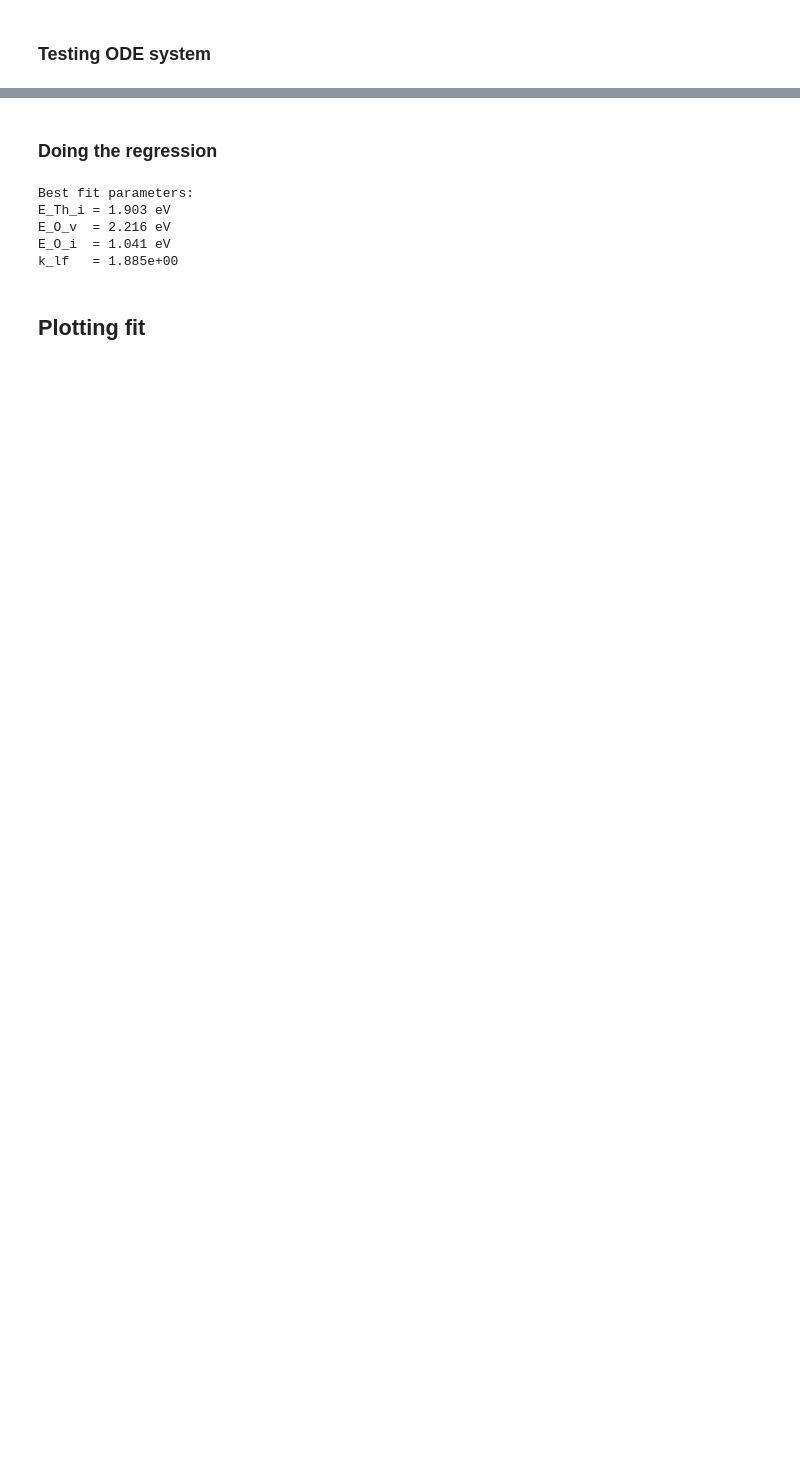
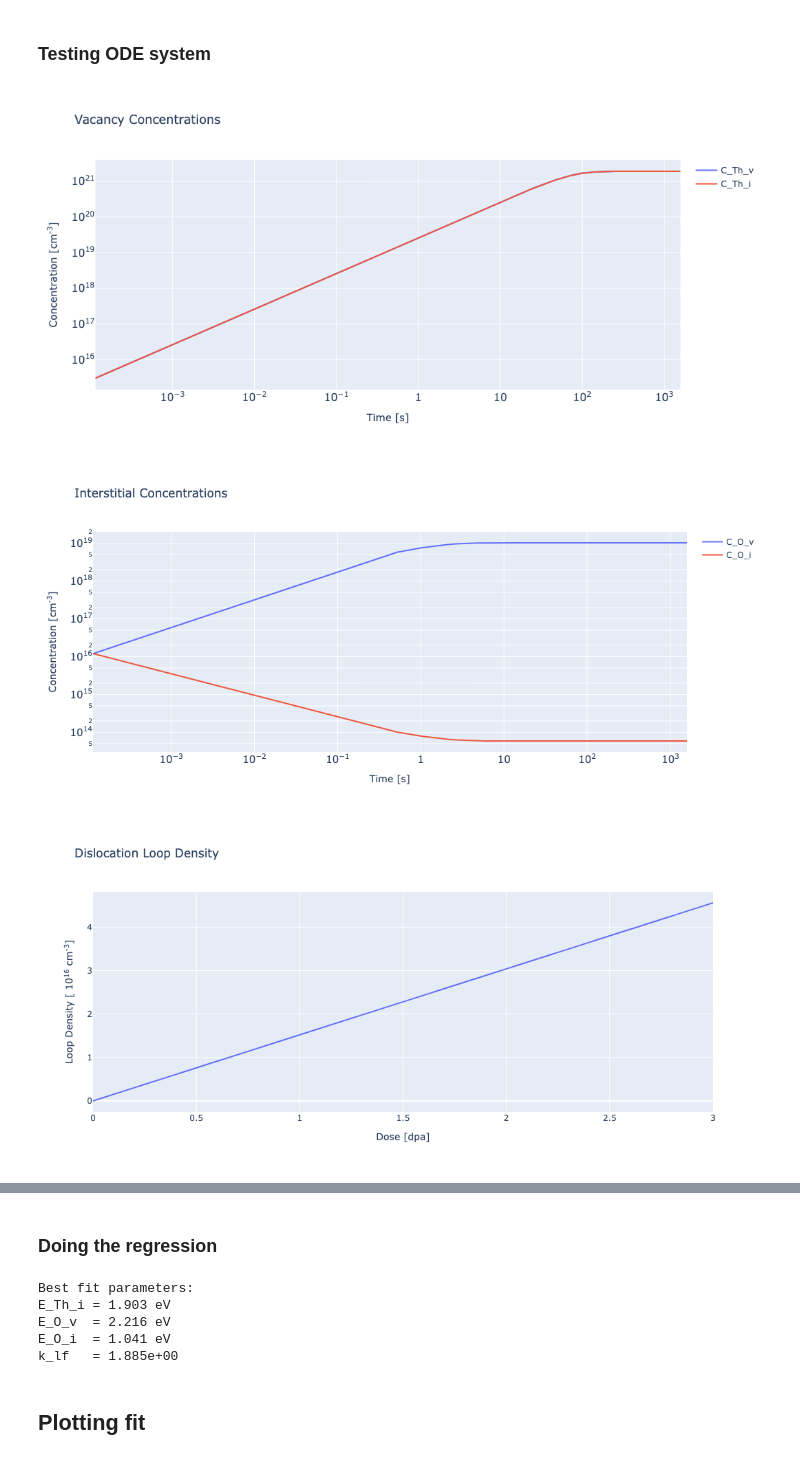
Before and after one commit to Worfran/OSU-MAE-Frank, a Jupyter notebook: src/jupyter/ode_regression.ipynb, the cells around one changed output, grey strips where cells are left out. Saved outputs shown, nothing was run; the diff lists cells and outputs as text; code cells hidden in the pictures; blank space fills up the shorter version.

```diff
--- a/src/jupyter/ode_regression.ipynb
+++ b/src/jupyter/ode_regression.ipynb
@@ -279,11 +279,15 @@ t_eval = np.linspace(t0, t_end, 3000)
 <h3>Testing ODE system</h3>
 # %%
 #Collect results and plot
-#solution = solve_ivp(ODE_system, method='BDF', t_span=t_span, y0=y0,
-#                     args=(ode_params,), t_eval=t_eval)
+solution = solve_ivp(ODE_system, method='BDF', t_span=t_span, y0=y0,
+                     args=(ode_params,), t_eval=t_eval)
 
-#results = pd.DataFrame(solution.y.T,
-#                       columns=['C_Th_v','C_O_v','C_Th_i','C_O_i','N_L','R_L'])
-#results['time'] = solution.t
+results = pd.DataFrame(solution.y.T,
+                       columns=['C_Th_v','C_O_v','C_Th_i','C_O_i','N_L','R_L'])
+results['time'] = solution.t
 
-#interactive_plots(results, G_0)
+interactive_plots(results, G_0)
+# %% [output]
+[figure, added]
+[figure, added]
+[figure, added]
```
Also changed, not shown: parts of 4 cells of this notebook, 12 other files.
